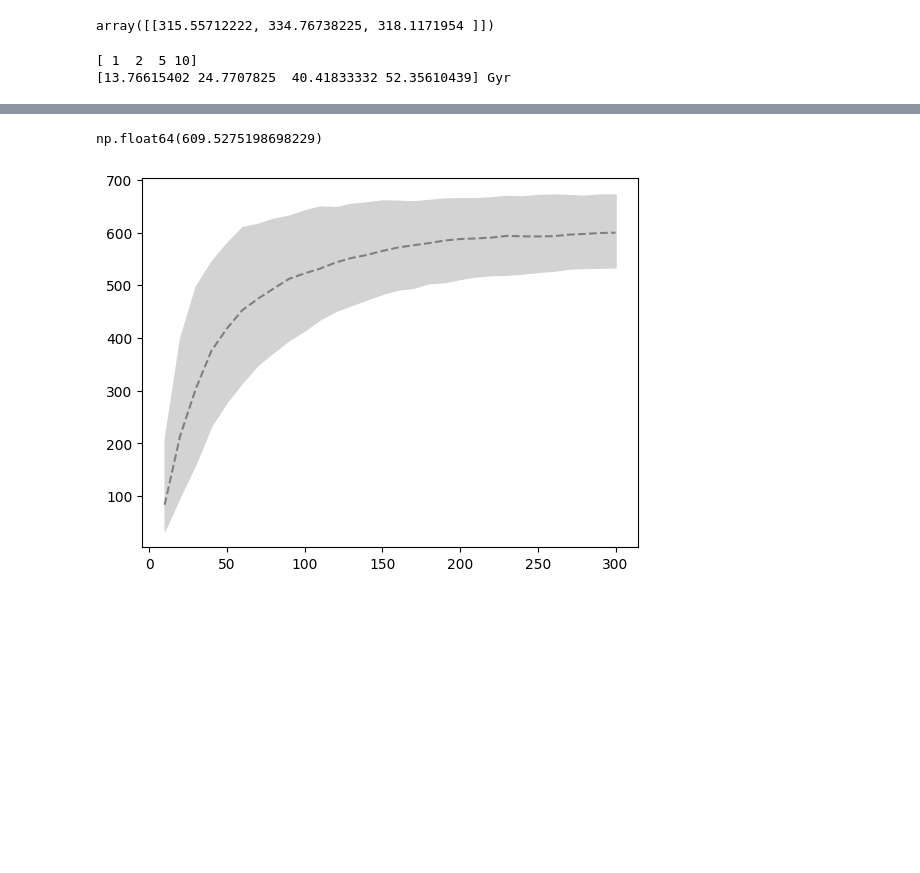
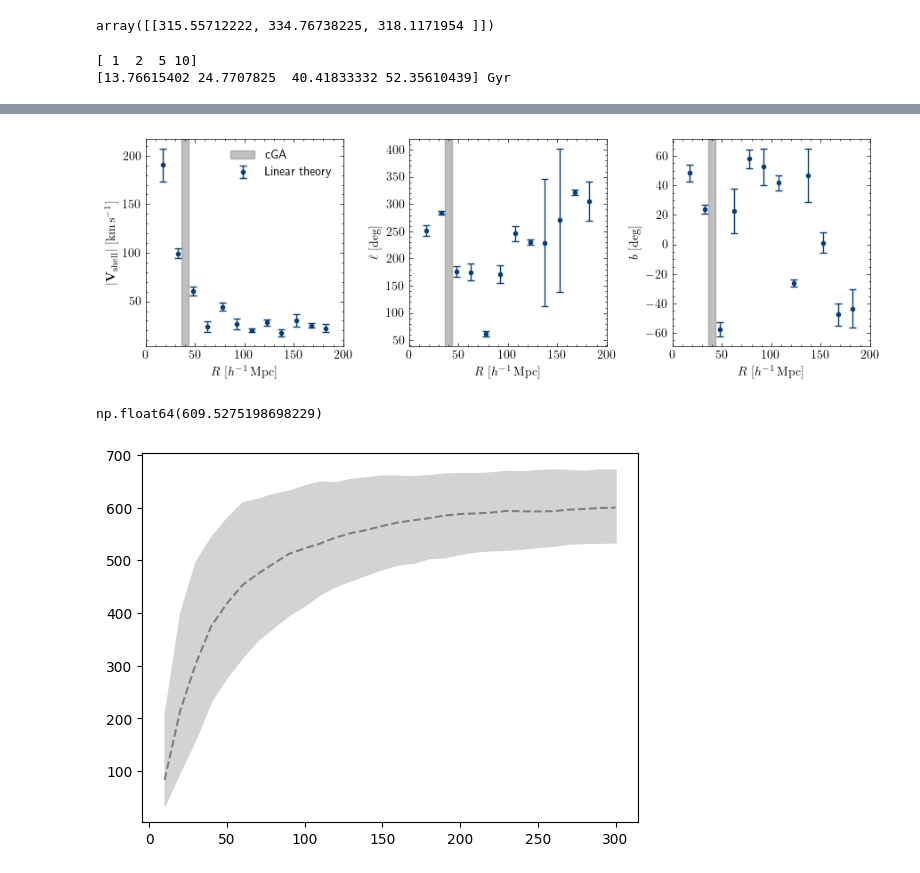
Before and after one commit to Richard-Sti/FlowIntegrator, a Jupyter notebook: notebooks/paper_plots.ipynb, the cells around one changed output, grey strips where cells are left out. Cells and saved outputs as stored; diff of their text form; code cells hidden in the pictures; blank space fills up the shorter version.

```diff
--- a/notebooks/paper_plots.ipynb
+++ b/notebooks/paper_plots.ipynb
@@ -312,0 +347,3 @@ display(fig)
+# %%
+data_bins = load_observer_velocity_convergence(
+    "/Users/rstiskalek/Projects/FlowIntegrator/results/linear_velocity_fields_bins.hdf5")
@@ -313,3 +370,10 @@ display(fig)
+# %%
+fig, axes = plot_observer_velocity_shells(data_bins)
+
+
+display(fig)
+# %% [output]
+[figure, added]
 # %%
 f = np.load("/Users/rstiskalek/Downloads/quijote_fiducial_velocity_convergence_PCS_z0.npz")
 
```
Also changed, not shown: parts of 7 cells of this notebook.
